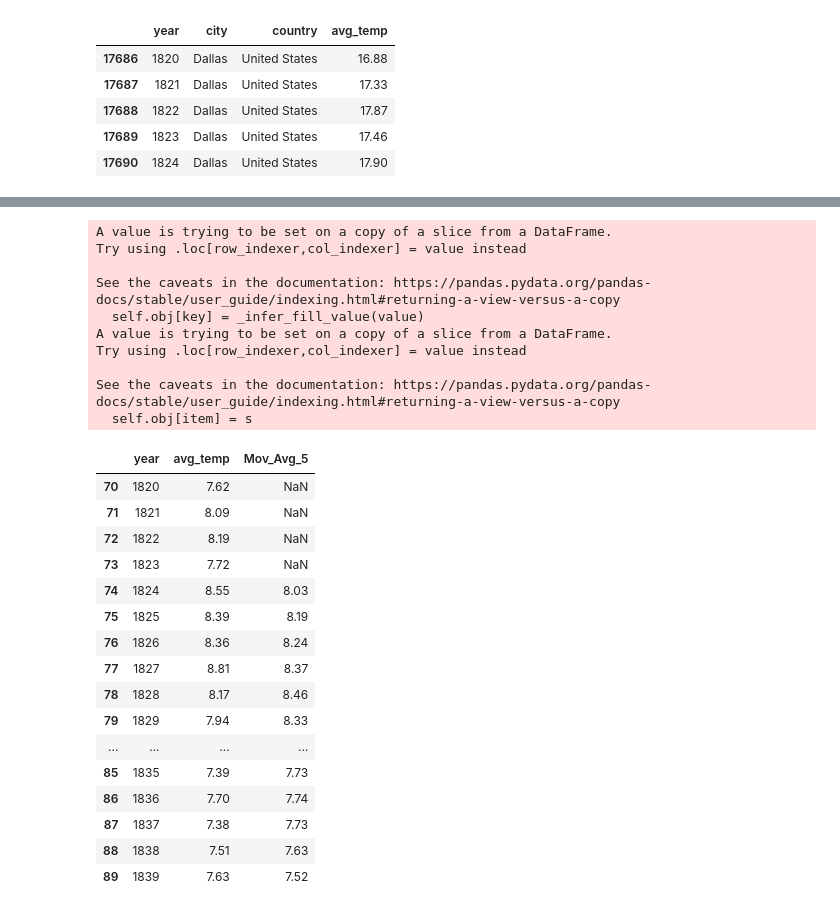
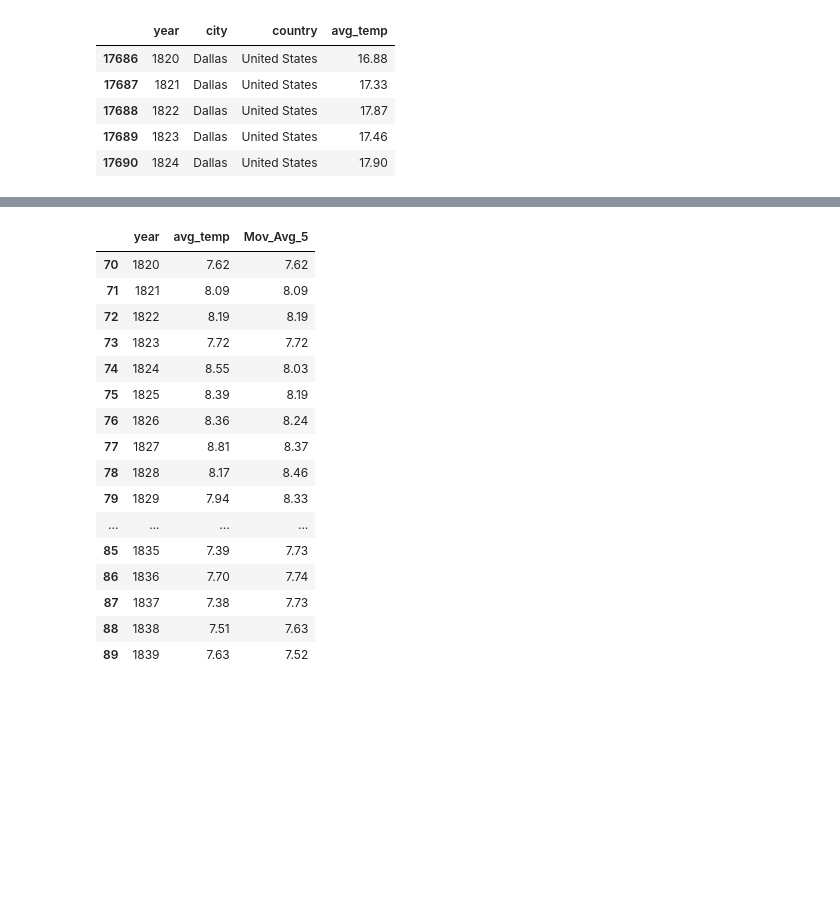
Before and after one commit to NagarjunaThiyyagura/Weather_Data_Analysis, a Jupyter notebook: City_Global_Data_analysis.ipynb, the cells around one changed output, grey strips where cells are left out. Drawn from its saved outputs; the diff is of its cells as text; code cells hidden in the pictures; blank space fills up the shorter version.

```diff
--- a/City_Global_Data_analysis.ipynb
+++ b/City_Global_Data_analysis.ipynb
@@ -77,27 +94,17 @@ See the caveats in the documentation: https://pandas.pydata.org/pandas-docs/stab
 # %%
 for i in range(glob_filter.shape[0]-5):
     total = 0  # To calculate a sum to get the avg.
     for j in range(5): #find sum of 5 years of avg_temp value to get te moving avg.
         total+= float(glob_filter.iloc[i+j,1])
     glob_filter.loc[glob_filter.index[i+4],'Mov_Avg_5'] = np.round(total/5,2)
-
+glob_filter.Mov_Avg_5.fillna(glob_filter.avg_temp, inplace = True)
 glob_filter.head(20)
 # %% [output]
-A value is trying to be set on a copy of a slice from a DataFrame.
-Try using .loc[row_indexer,col_indexer] = value instead
-
-See the caveats in the documentation: https://pandas.pydata.org/pandas-docs/stable/user_guide/indexing.html#returning-a-view-versus-a-copy
-  self.obj[key] = _infer_fill_value(value)
-A value is trying to be set on a copy of a slice from a DataFrame.
-Try using .loc[row_indexer,col_indexer] = value instead
-
-See the caveats in the documentation: https://pandas.pydata.org/pandas-docs/stable/user_guide/indexing.html#returning-a-view-versus-a-copy
-  self.obj[item] = s
 |  | year | avg_temp | Mov_Avg_5 |
-| 70 | 1820 | 7.62 | NaN |
-| 71 | 1821 | 8.09 | NaN |
-| 72 | 1822 | 8.19 | NaN |
-| 73 | 1823 | 7.72 | NaN |
+| 70 | 1820 | 7.62 | 7.62 |
+| 71 | 1821 | 8.09 | 8.09 |
+| 72 | 1822 | 8.19 | 8.19 |
+| 73 | 1823 | 7.72 | 7.72 |
 | 74 | 1824 | 8.55 | 8.03 |
 | 75 | 1825 | 8.39 | 8.19 |
 | 76 | 1826 | 8.36 | 8.24 |
```
Also changed, not shown: parts of 11 cells of this notebook.
